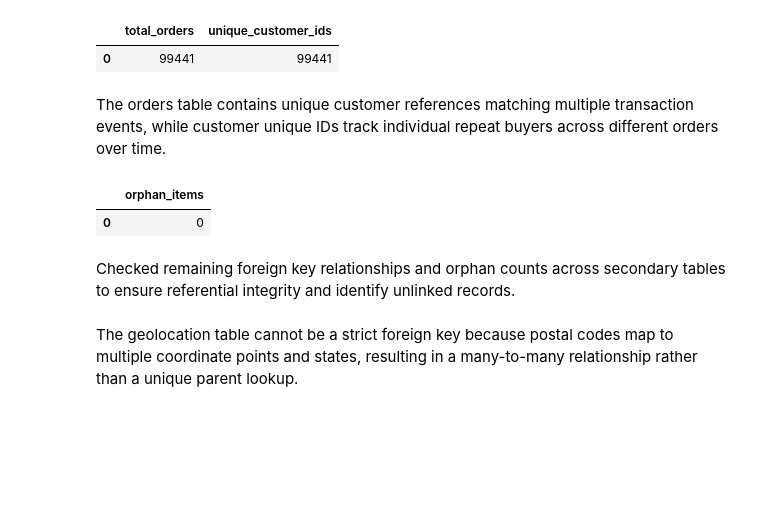
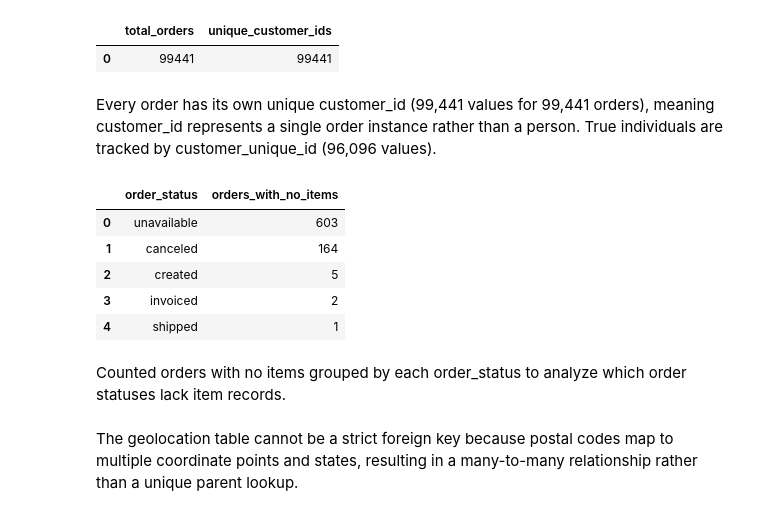
Before and after one commit to anooswajeeh2004/analytics-portfolio, a Jupyter notebook: notebooks/day-01-meet-the-data.ipynb, the cells around one changed output. Cells and saved outputs as stored; diff of their text form; code cells hidden in the pictures; blank space fills up the shorter version.

```diff
--- a/notebooks/day-01-meet-the-data.ipynb
+++ b/notebooks/day-01-meet-the-data.ipynb
@@ -307,20 +281,26 @@ FROM orders;
 |  | total_orders | unique_customer_ids |
 | 0 | 99441 | 99441 |
 # %% [markdown]
-The orders table contains unique customer references matching multiple transaction events, while customer unique IDs track individual repeat buyers across different orders over time.
+Every order has its own unique customer_id (99,441 values for 99,441 orders), meaning customer_id represents a single order instance rather than a person. True individuals are tracked by customer_unique_id (96,096 values).
 # %%
 query("""
-
-      SELECT COUNT(*) AS orphan_items
-FROM order_items AS oi
-WHERE NOT EXISTS (
-    SELECT 1 FROM orders AS o WHERE o.order_id = oi.order_id
-);""")
+    SELECT o.order_status, COUNT(*) AS orders_with_no_items
+    FROM orders AS o
+    WHERE NOT EXISTS (
+        SELECT 1 FROM order_items AS i WHERE i.order_id = o.order_id
+    )
+    GROUP BY o.order_status
+    ORDER BY orders_with_no_items DESC;
+""")
 # %% [output]
-|  | orphan_items |
-| 0 | 0 |
+|  | order_status | orders_with_no_items |
+| 0 | unavailable | 603 |
+| 1 | canceled | 164 |
+| 2 | created | 5 |
+| 3 | invoiced | 2 |
+| 4 | shipped | 1 |
 # %% [markdown]
-Checked remaining foreign key relationships and orphan counts across secondary tables to ensure referential integrity and identify unlinked records.
+Counted orders with no items grouped by each order_status to analyze which order statuses lack item records.
 # %% [markdown]
 The geolocation table cannot be a strict foreign key because postal codes map to multiple coordinate points and states, resulting in a many-to-many relationship rather than a unique parent lookup.
 # %%
```
Also changed, not shown: parts of 16 cells of this notebook, 16 other files.
